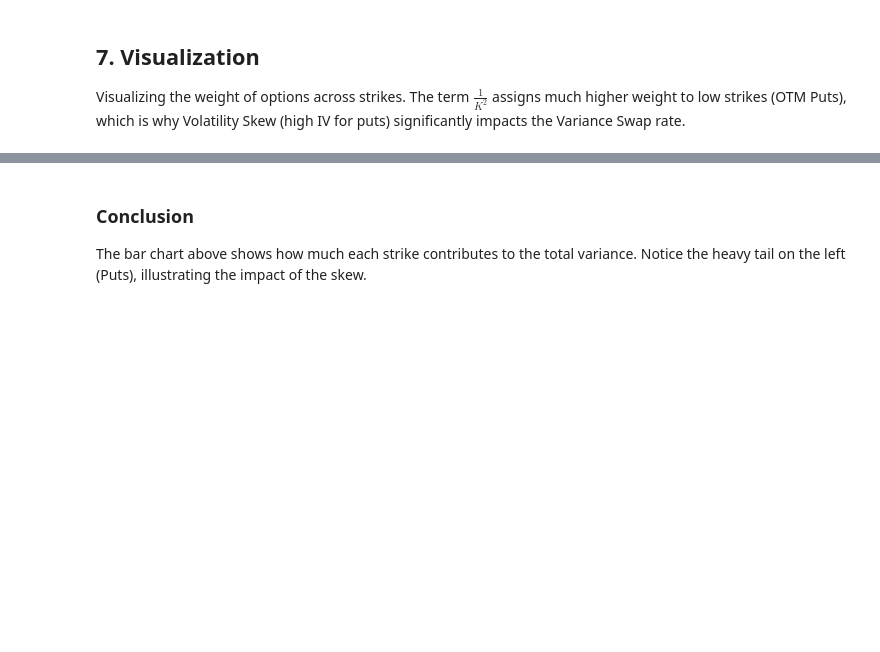
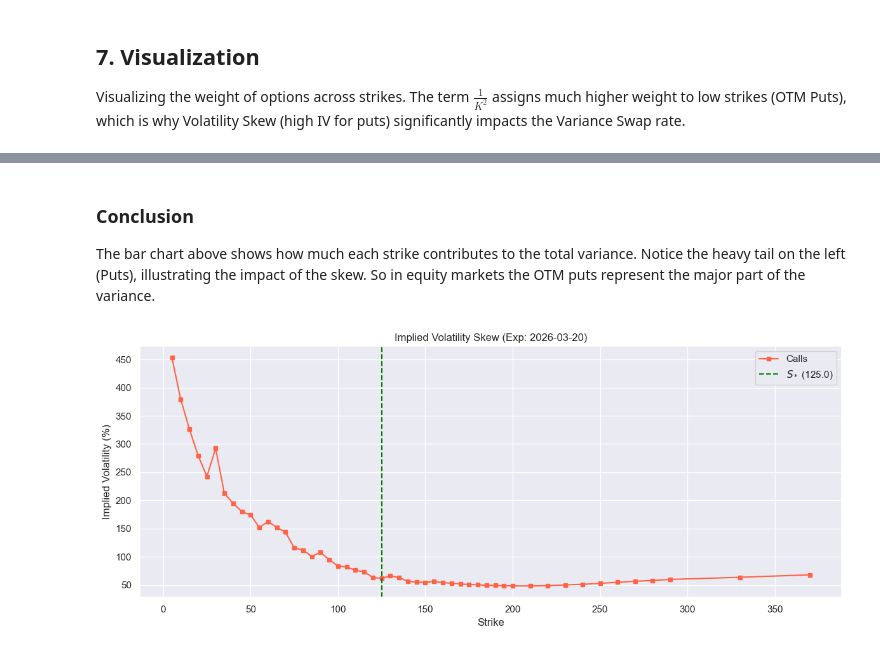
Before and after one commit to Mathis-14/Option_Pricing, a Jupyter notebook: NVIDIA_vol_s/variance_swap_replication.ipynb, the cells around one changed output, grey strips where cells are left out. Cells and saved outputs as stored; diff of their text form; code cells hidden in the pictures; blank space fills up the shorter version.

Commit message:
feat: add empirical skew from data points

```diff
--- a/NVIDIA_vol_s/variance_swap_replication.ipynb
+++ b/NVIDIA_vol_s/variance_swap_replication.ipynb
@@ -373,3 +373,32 @@ if not portfolio_df.empty:
 # %% [markdown]
 ### Conclusion
 The bar chart above shows how much each strike contributes to the total variance. Notice the heavy tail on the left (Puts), illustrating the impact of the skew.
+So in equity markets the OTM puts represent the major part of the variance.
+# %%
+# Plot the Volatility Skew for the selected expiry
+if not df_expiry.empty and 'Implied Volatility' in df_expiry.columns:
+
+    calls_skew = df_expiry[df_expiry['PUTCALLIND'] == 'CALL'].sort_values('Strike Price')
+    puts_skew  = df_expiry[df_expiry['PUTCALLIND'] == 'PUT'].sort_values('Strike Price')
+
+    plt.figure(figsize=(12, 5))
+
+    if not puts_skew.empty:
+        plt.plot(puts_skew['Strike Price'], puts_skew['Implied Volatility'],
+                 marker='o', markersize=4, label='Puts', color='steelblue')
+    if not calls_skew.empty:
+        plt.plot(calls_skew['Strike Price'], calls_skew['Implied Volatility'],
+                 marker='s', markersize=4, label='Calls', color='tomato')
+
+    plt.axvline(S_star, color='green', linestyle='--', label=f'$S_*$ ({S_star})')
+
+    plt.title(f'Implied Volatility Skew (Exp: {pd.to_datetime(closest_expiry).date()})')
+    plt.xlabel('Strike')
+    plt.ylabel('Implied Volatility (%)')
+    plt.legend()
+    plt.tight_layout()
+    plt.show()
+else:
+    print('Implied Volatility data not available.')
+# %% [output]
+[figure, added]
```
Also changed, not shown: parts of 4 cells of this notebook.
